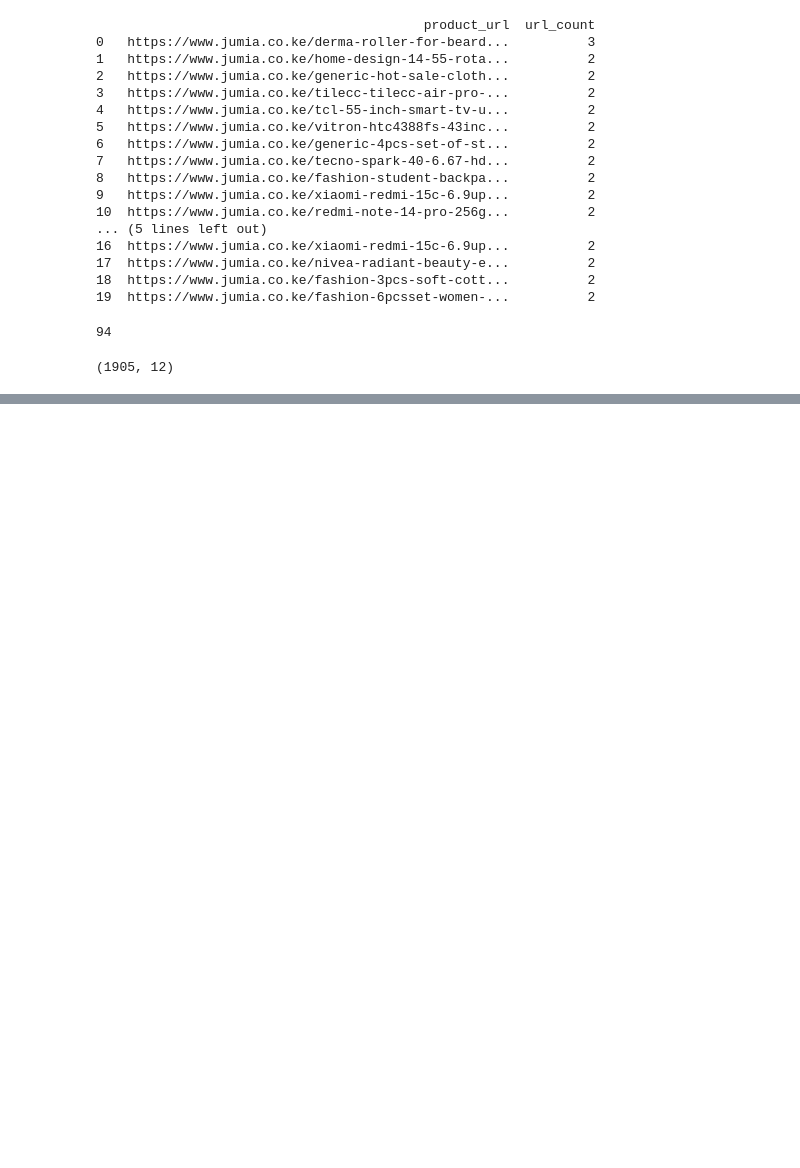
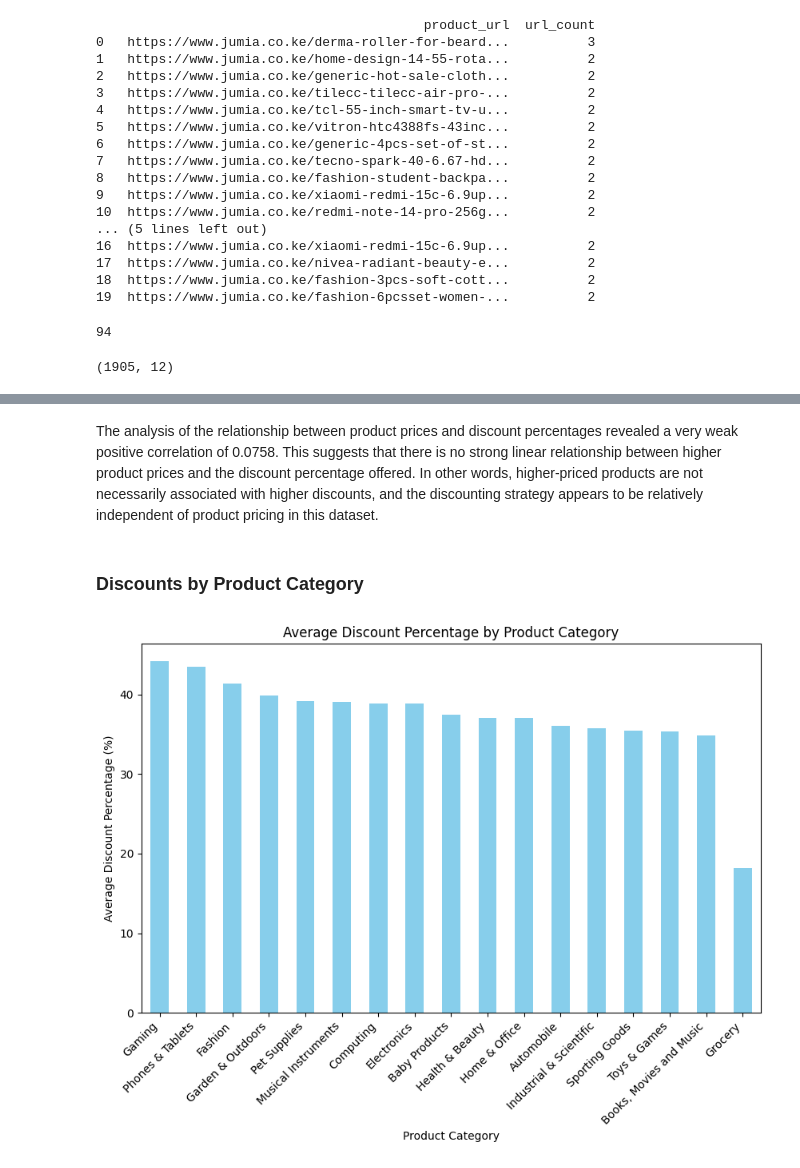
Before and after one commit to RWKarimi/E-commerce-pricing-tool, a Jupyter notebook: E_commerce_project.ipynb, the cells around one changed output, grey strips where cells are left out. Drawn from its saved outputs; the diff is of its cells as text; code cells hidden in the pictures; blank space fills up the shorter version.

```diff
--- a/E_commerce_project.ipynb
+++ b/E_commerce_project.ipynb
@@ -238,0 +290,18 @@ data.head()
+# %% [markdown]
+The analysis of the relationship between product prices and discount percentages revealed a very weak positive correlation of 0.0758. This suggests that there is no strong linear relationship between higher product prices and the discount percentage offered. In other words, higher-priced products are not necessarily associated with higher discounts, and the discounting strategy appears to be relatively independent of product pricing in this dataset.
+# %% [markdown]
+### Discounts by Product Category
+# %%
+# Grouping by 'main_category' and calculating the average discount percentage
+category_discount = df.groupby('main_category')['discount_percentage'].mean().sort_values(ascending=False)
+
+# Plotting the results
+plt.figure(figsize=(10, 6))
+category_discount.plot(kind='bar', color='skyblue')
+plt.title("Average Discount Percentage by Product Category")
+plt.xlabel("Product Category")
+plt.ylabel("Average Discount Percentage (%)")
+plt.xticks(rotation=45, ha="right")
+plt.show()
+# %% [output]
+[figure, added]
```
Also changed, not shown: parts of 18 cells of this notebook.
